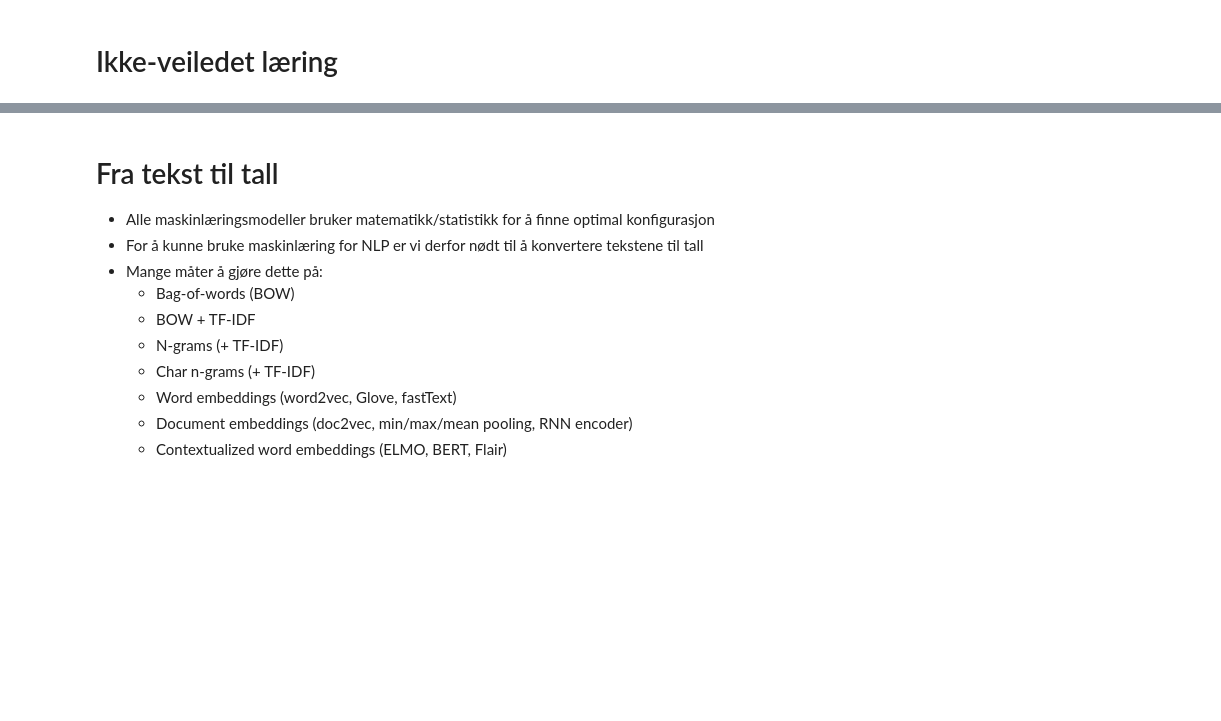
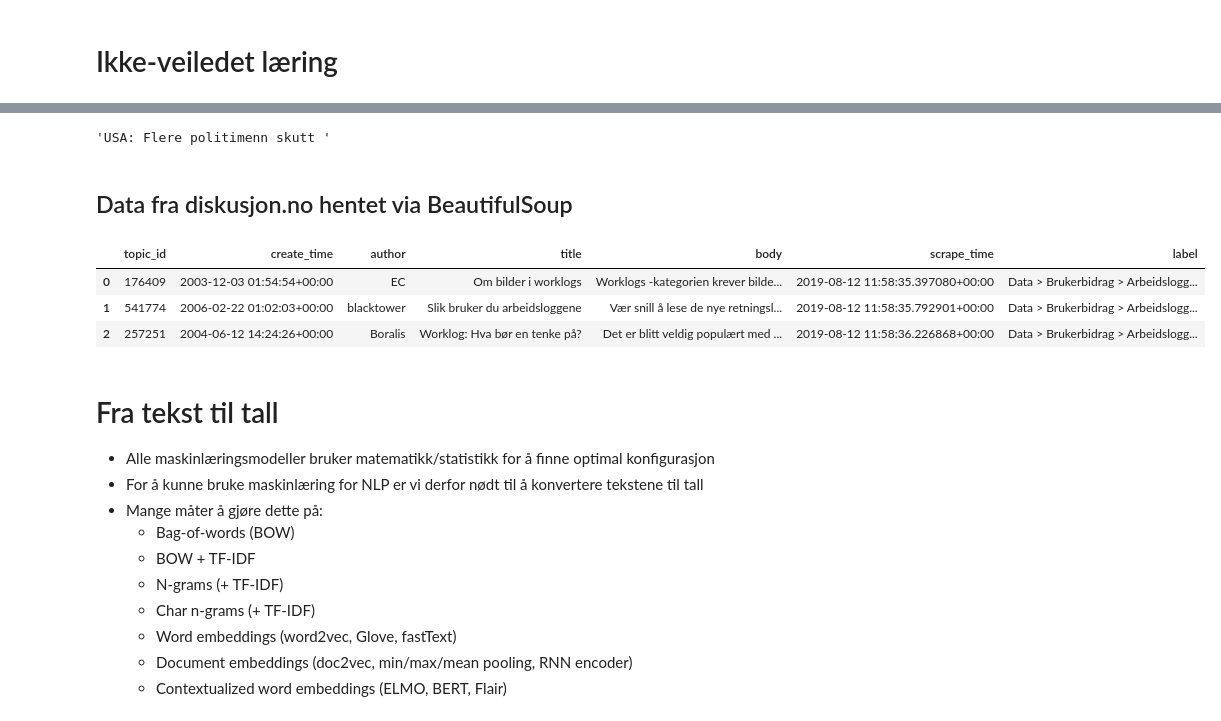
Before and after one commit to peterts/nlp-intro, a Jupyter notebook: notebooks/Presentation.ipynb, the cells around one changed output, grey strips where cells are left out. Cells and saved outputs as stored; diff of their text form; code cells hidden in the pictures; blank space fills up the shorter version.

```diff
--- a/notebooks/Presentation.ipynb
+++ b/notebooks/Presentation.ipynb
@@ -235,3 +304,17 @@ gradient_descent_animation((0, 1), (0, 1), w_real=[1, -1, 0], w_initial=[-0.5, -
+# %%
+soup.select_one('h3[itemprop="headline"]').find("a").text
+# %% [output]
+'USA: Flere politimenn skutt '
+# %% [markdown]
+## Data fra diskusjon.no hentet via BeautifulSoup
+# %%
+df = load_diskusjon_no_data(-1)
+df.head(3)
+# %% [output]
+|  | topic_id | create_time | author | title | body | scrape_time | label |
+| 0 | 176409 | 2003-12-03 01:54:54+00:00 | EC | Om bilder i worklogs | Worklogs -kategorien krever bilde... | 2019-08-12 11:58:35.397080+00:00 | Data > Brukerbidrag > Arbeidslogg... |
+| 1 | 541774 | 2006-02-22 01:02:03+00:00 | blacktower | Slik bruker du arbeidsloggene | Vær snill å lese de nye retningsl... | 2019-08-12 11:58:35.792901+00:00 | Data > Brukerbidrag > Arbeidslogg... |
+| 2 | 257251 | 2004-06-12 14:24:26+00:00 | Boralis | Worklog: Hva bør en tenke på? | Det er blitt veldig populært med ... | 2019-08-12 11:58:36.226868+00:00 | Data > Brukerbidrag > Arbeidslogg... |
 # %% [markdown]
 # Fra tekst til tall
 
```
Also changed, not shown: parts of 95 cells of this notebook, 6 other files.
